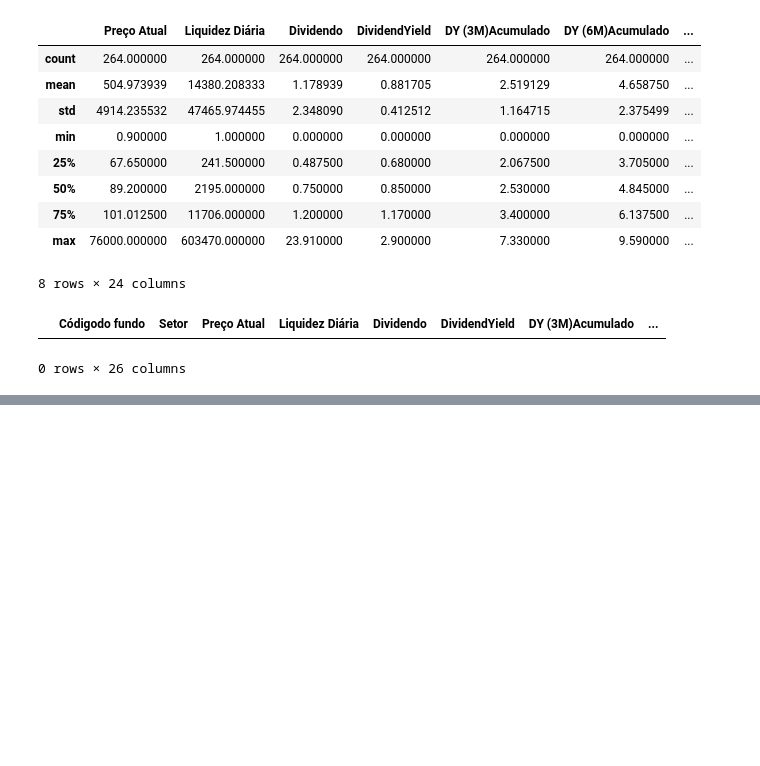
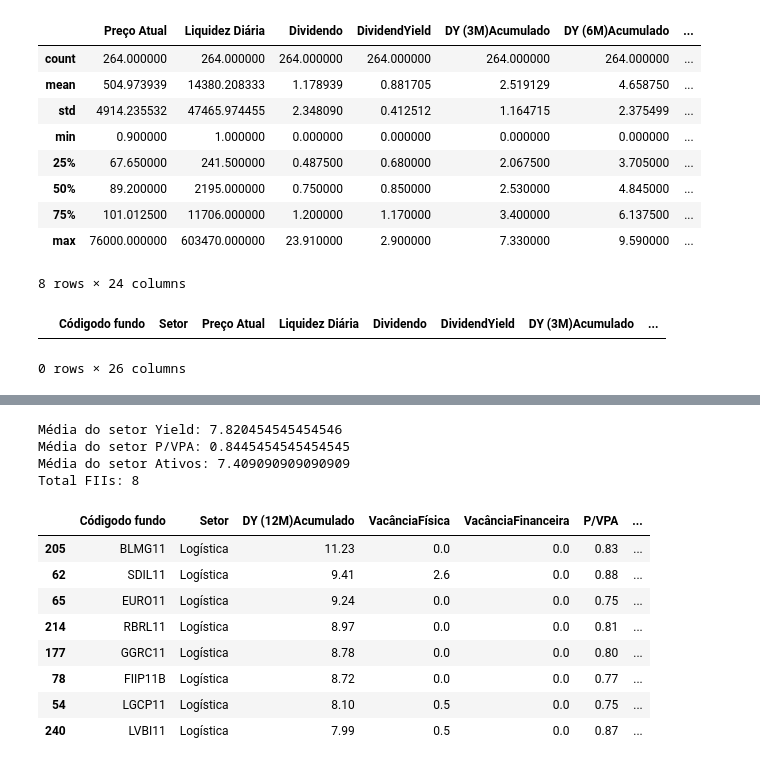
Before and after one commit to VictorHolanda21/fii-com-python, a Jupyter notebook: Fundos_Imobiliários_com_Python.ipynb, the cells around one changed output, grey strips where cells are left out. Drawn from its saved outputs; the diff is of its cells as text; code cells hidden in the pictures; blank space fills up the shorter version.

```diff
--- a/Fundos_Imobiliários_com_Python.ipynb
+++ b/Fundos_Imobiliários_com_Python.ipynb
@@ -585,0 +664,19 @@ fii_df[np.isinf(fii_df.any(1))]
+# %%
+def opndd_media_setor(df, setor='Shoppings', label_setor='Setor'):
+
+  media_setor = df_aux.groupby('Setor').agg(['mean','std'])
+
+  df_setor = df[df[label_setor].isin([setor])]
+
+  filter_ = \
+      (df_setor['QuantidadeAtivos'] > 1) &\
+      (df_setor['Liquidez Diária'] > 50) &\
+      (df_setor['P/VPA'] < 1.0) &\
+      (df_setor['DY (12M)Acumulado'] > media_setor.loc[setor, ('DY (12M)Acumulado','mean')])
+
+  print('Média do setor Yield: {}'.format(media_setor.loc[setor, ('DY (12M)Acumulado','mean')]))
+  print('Média do setor P/VPA: {}'.format(media_setor.loc[setor, ('P/VPA','mean')]))
+  print('Média do setor Ativos: {}'.format(media_setor.loc[setor, ('QuantidadeAtivos','mean')]))
+  print('Total FIIs: {}'.format(len(df_setor[filter_])))
+
+  return df_setor[filter_]
@@ -585,0 +695,18 @@ fii_df[np.isinf(fii_df.any(1))]
+# %%
+oportunidade = opndd_media_setor(df_aux, setor='Logística')
+oportunidade.sort_values('DY (12M)Acumulado', ascending=False, inplace=True)
+oportunidade
+# %% [output]
+Média do setor Yield: 7.820454545454546
+Média do setor P/VPA: 0.8445454545454545
+Média do setor Ativos: 7.409090909090909
+Total FIIs: 8
+|  | Códigodo fundo | Setor | DY (12M)Acumulado | VacânciaFísica | VacânciaFinanceira | P/VPA | ... |
+| 205 | BLMG11 | Logística | 11.23 | 0.0 | 0.0 | 0.83 | ... |
+| 62 | SDIL11 | Logística | 9.41 | 2.6 | 0.0 | 0.88 | ... |
+| 65 | EURO11 | Logística | 9.24 | 0.0 | 0.0 | 0.75 | ... |
+| 214 | RBRL11 | Logística | 8.97 | 0.0 | 0.0 | 0.81 | ... |
+| 177 | GGRC11 | Logística | 8.78 | 0.0 | 0.0 | 0.80 | ... |
+| 78 | FIIP11B | Logística | 8.72 | 0.0 | 0.0 | 0.77 | ... |
+| 54 | LGCP11 | Logística | 8.10 | 0.5 | 0.0 | 0.75 | ... |
+| 240 | LVBI11 | Logística | 7.99 | 0.5 | 0.0 | 0.87 | ... |
```
Also changed, not shown: parts of 16 cells of this notebook.
